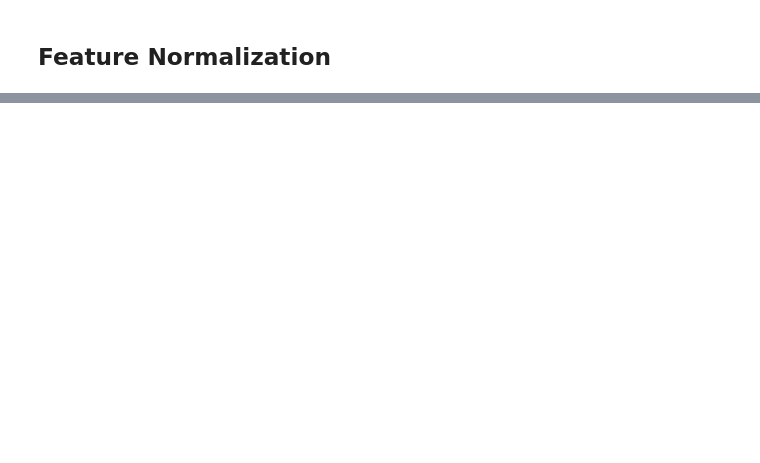
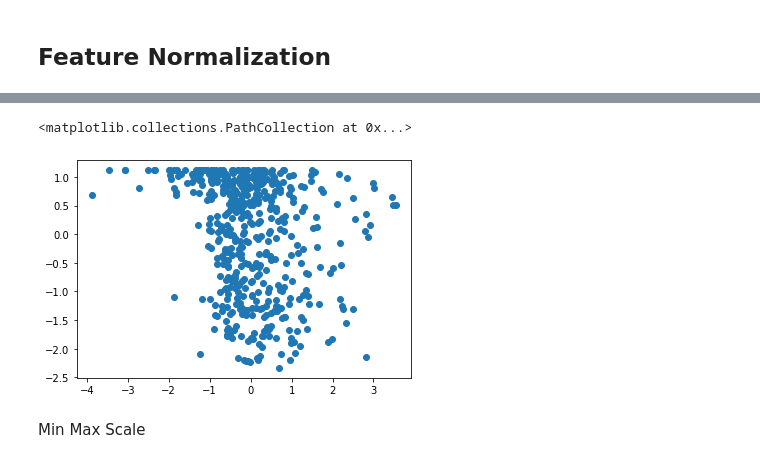
Before and after one commit to bahmanravaei/tutorial-for-ML, a Jupyter notebook: first_steps_of_ML.ipynb, the cells around one changed output, grey strips where cells are left out. Saved outputs shown, nothing was run; the diff lists cells and outputs as text; code cells hidden in the pictures; blank space fills up the shorter version.

```diff
--- a/first_steps_of_ML.ipynb
+++ b/first_steps_of_ML.ipynb
@@ -359,0 +530,7 @@ ax.set(title='Correlarion Matrix ');
+# %%
+plt.scatter(X_Scaled[:, 5], X_Scaled[:, 6])
+# %% [output]
+<matplotlib.collections.PathCollection at 0x...>
+[figure, added]
+# %% [markdown]
+Min Max Scale
```
Also changed, not shown: parts of 28 cells of this notebook.
